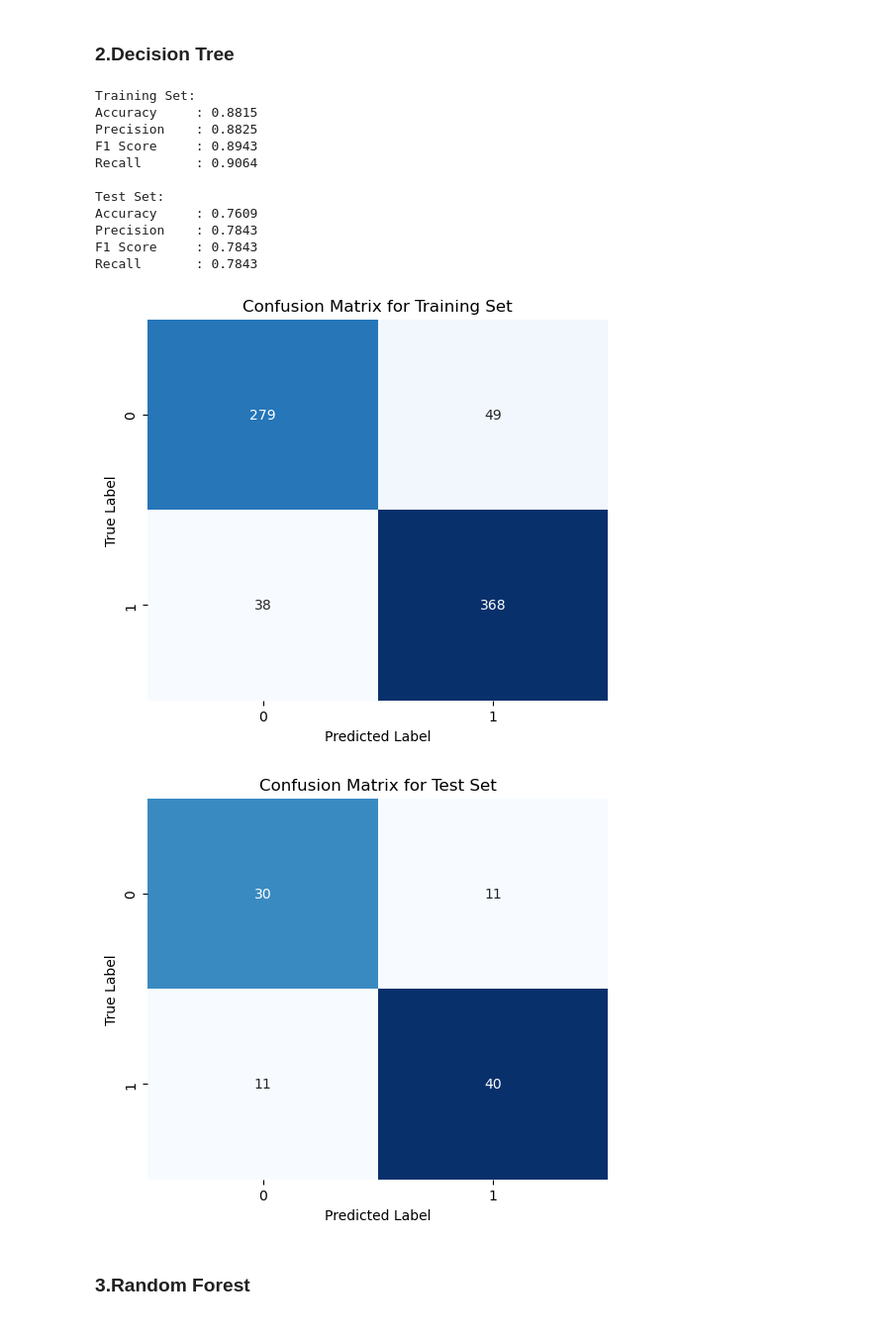
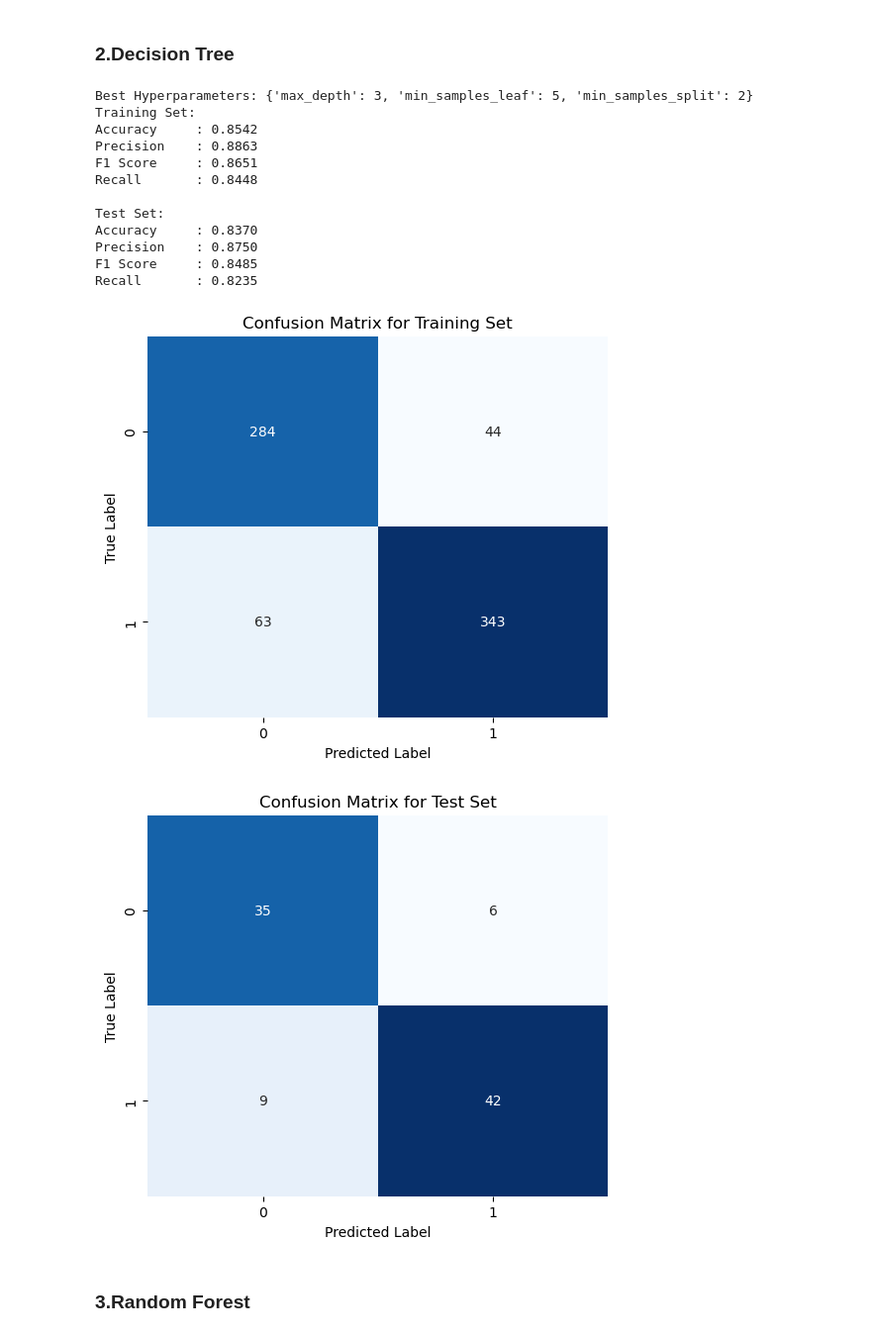
Before and after one commit to Aydenuk/DSML, a Jupyter notebook: feature_implementation/Heart_failure.ipynb, the cells around one changed output. Shown at 99% size. Drawn from its saved outputs; the diff is of its cells as text; code cells hidden in the pictures.

```diff
--- a/feature_implementation/Heart_failure.ipynb
+++ b/feature_implementation/Heart_failure.ipynb
@@ -526,40 +531,62 @@ Test set accuracy after tuning: 0.8587
 # %%
 """
 Decision Tree Model
 Author: deng.wei
 Date: 4.14
 Function: Decision Tree model implementation and evaluation
 """
 
 from sklearn.tree import DecisionTreeClassifier
 from sklearn.metrics import accuracy_score, precision_score, f1_score, recall_score, confusion_matrix
+from sklearn.model_selection import GridSearchCV
 
-dt = DecisionTreeClassifier(random_state=42, max_depth=5, min_samples_split=10, min_samples_leaf=5)
-dt.fit(X_train, y_train)
 
-y_train_pred = dt.predict(X_train)
-y_test_pred = dt.predict(X_test)
+# Hyperparameter tuning using GridSearchCV
+param_grid = {
+    'max_depth': [3, 5, 10, 15, 20],     # Tune max_depth
+    'min_samples_split': [2, 5, 10],  # Tune min_samples_split
+    'min_samples_leaf': [1, 2, 5]     # Tune min_samples_leaf
+}
 
+# Initialize GridSearchCV
+grid_search = GridSearchCV(DecisionTreeClassifier(random_state=42), param_grid, cv=5, scoring='accuracy')
+grid_search.fit(X_val, y_val)
+
+# Get the best hyperparameters
+best_params = grid_search.best_params_
+print(f"\nBest Hyperparameters: {best_params}")
+
+# Retrain model with the best hyperparameters
+dt_best = grid_search.best_estimator_
+dt_best.fit(X_train, y_train)
+
+# Predictions on training and test set
+y_train_pred = dt_best.predict(X_train)
+y_test_pred = dt_best.predict(X_test)
+
+# Evaluate the model using the evaluation function
 evaluate_model_basic(y_train, y_train_pred, y_test, y_test_pred)
 
+# Plot confusion matrices
 cm_train = confusion_matrix(y_train, y_train_pred)
 cm_test = confusion_matrix(y_test, y_test_pred)
 plot_confusion_matrix(cm_train, title="Confusion Matrix for Training Set")
 plot_confusion_matrix(cm_test, title="Confusion Matrix for Test Set")
 # %% [output]
+Best Hyperparameters: {'max_depth': 3, 'min_samples_leaf': 5, 'min_samples_split': 2}
 Training Set:
-Accuracy     : 0.8815
-Precision    : 0.8825
-F1 Score     : 0.8943
-Recall       : 0.9064
+Accuracy     : 0.8542
+Precision    : 0.8863
+F1 Score     : 0.8651
+Recall       : 0.8448
 
 Test Set:
-Accuracy     : 0.7609
-Precision    : 0.7843
-F1 Score     : 0.7843
-Recall       : 0.7843
+Accuracy     : 0.8370
+Precision    : 0.8750
+F1 Score     : 0.8485
+Recall       : 0.8235
 [figure]
-[figure, old version]
+[figure, new version]
 # %% [markdown]
 ### 3.Random Forest
 # %%
```
Also changed, not shown: parts of 5 cells of this notebook.
